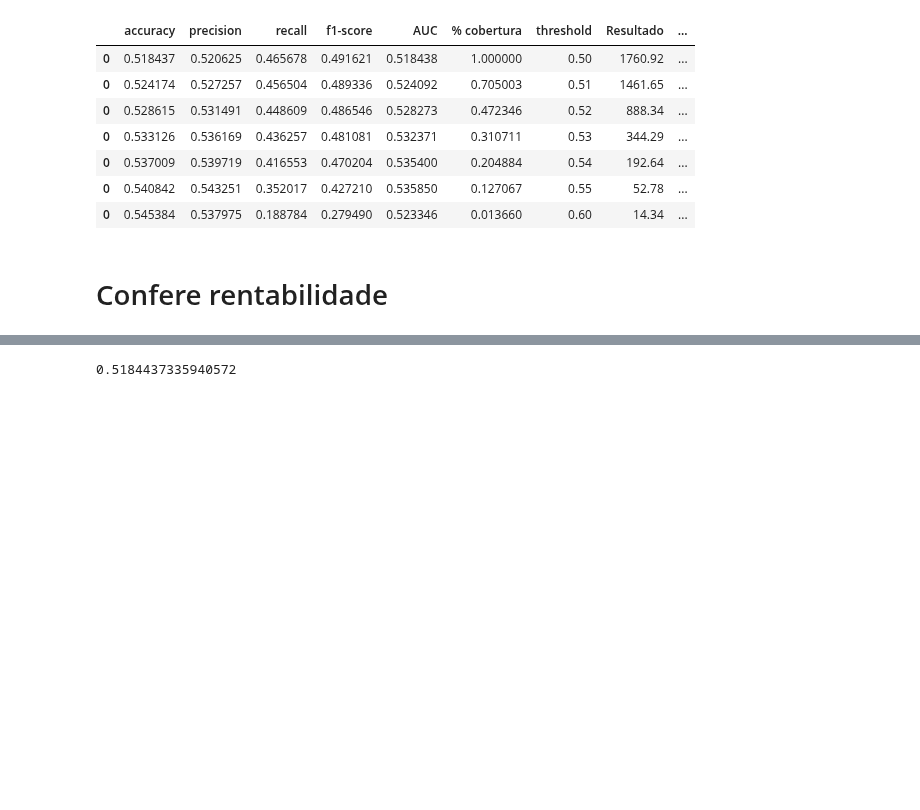
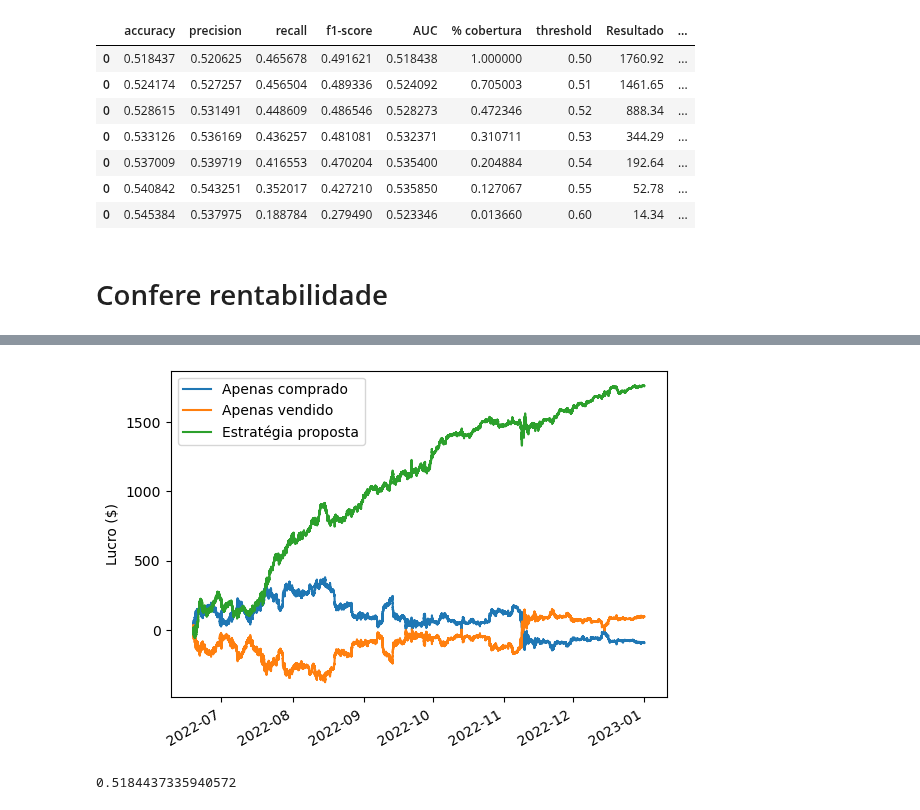
Before and after one commit to lambdavar/Artigo, a Jupyter notebook: Final.ipynb, the cells around one changed output, grey strips where cells are left out. Cells and saved outputs as stored; diff of their text form; code cells hidden in the pictures; blank space fills up the shorter version.

```diff
--- a/Final.ipynb
+++ b/Final.ipynb
@@ -951,3 +972,12 @@ df.plot()# logy=True, ylim=(0,4000)
+# %%
+df.index.name = ""
+df.columns = ["Apenas comprado", "Apenas vendido", "Estratégia proposta"]
+df = df - 1000
+plot = df.plot(ylabel="Lucro ($)")
+fig = plot.get_figure()
+fig.savefig("resultado.png")
+# %% [output]
+[figure, added]
 # %%
 len(df[df["y_pred"] == df["y_true"]]) / len(df["y_true"])
 # %% [output]
```
Also changed, not shown: parts of 8 cells of this notebook.
